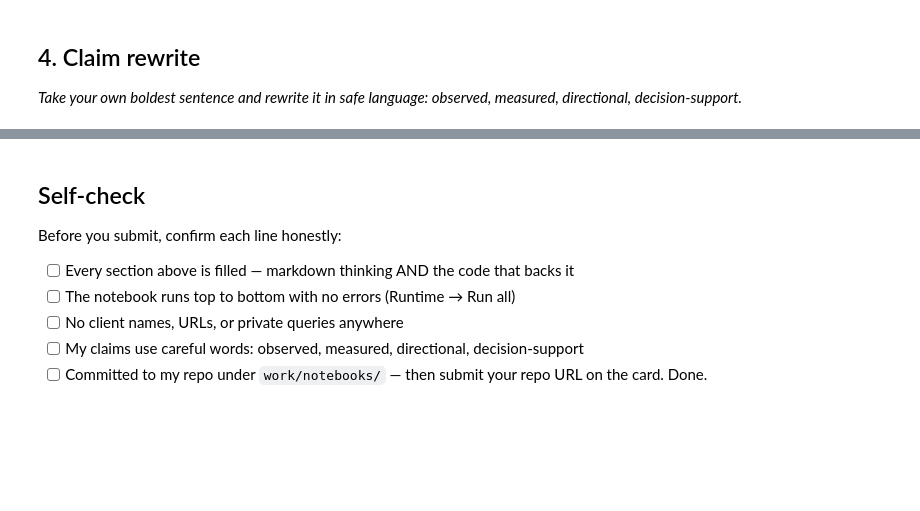
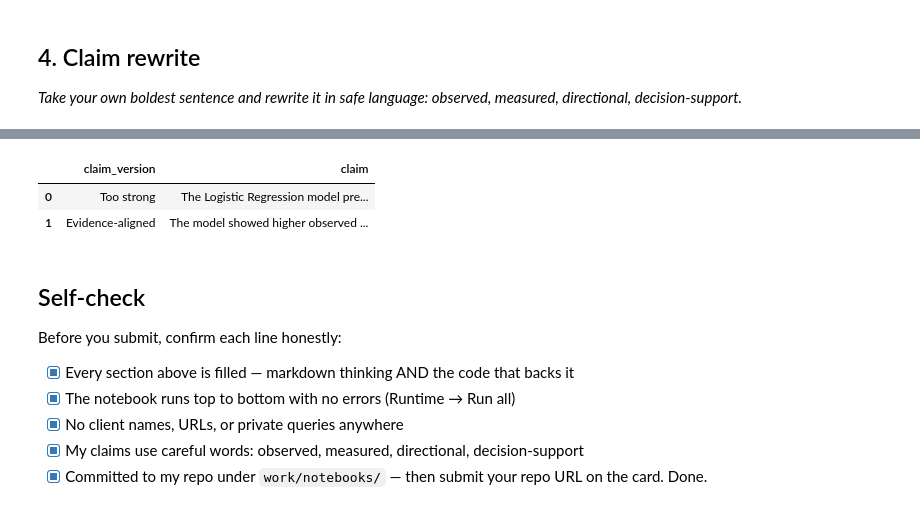
Before and after one commit to Ezgicode/FlyRAnk-AI, a Jupyter notebook: work/notebooks/w06_validation_audit.ipynb, the cells around one changed output, grey strips where cells are left out. Saved outputs shown, nothing was run; the diff lists cells and outputs as text; code cells hidden in the pictures; blank space fills up the shorter version.

```diff
--- a/work/notebooks/w06_validation_audit.ipynb
+++ b/work/notebooks/w06_validation_audit.ipynb
@@ -37,10 +526,34 @@ This skeleton is yours to fill. Work the sections **in order** — each one has
+# %%
+claim_rewrite = pd.DataFrame([
+    {
+        "claim_version": "Too strong",
+        "claim": (
+            "The Logistic Regression model predicts declining pages "
+            "and should decide which pages must be refreshed."
+        )
+    },
+    {
+        "claim_version": "Evidence-aligned",
+        "claim": (
+            "The model showed higher observed Precision@50 than the "
+            "baseline on one grouped client holdout and can support "
+            "human review prioritisation."
+        )
+    }
+])
+
+display(claim_rewrite)
+# %% [output]
+|  | claim_version | claim |
+| 0 | Too strong | The Logistic Regression model pre... |
+| 1 | Evidence-aligned | The model showed higher observed ... |
 # %% [markdown]
 ## Self-check
 
 Before you submit, confirm each line honestly:
 
-- [ ] Every section above is filled — markdown thinking AND the code that backs it
-- [ ] The notebook runs top to bottom with no errors (Runtime → Run all)
-- [ ] No client names, URLs, or private queries anywhere
-- [ ] My claims use careful words: observed, measured, directional, decision-support
-- [ ] Committed to my repo under `work/notebooks/` — then submit your repo URL on the card. Done.
+- [x] Every section above is filled — markdown thinking AND the code that backs it
+- [x] The notebook runs top to bottom with no errors (Runtime → Run all)
+- [x] No client names, URLs, or private queries anywhere
+- [x] My claims use careful words: observed, measured, directional, decision-support
+- [x] Committed to my repo under `work/notebooks/` — then submit your repo URL on the card. Done.
```
Also changed, not shown: parts of 16 cells of this notebook.
